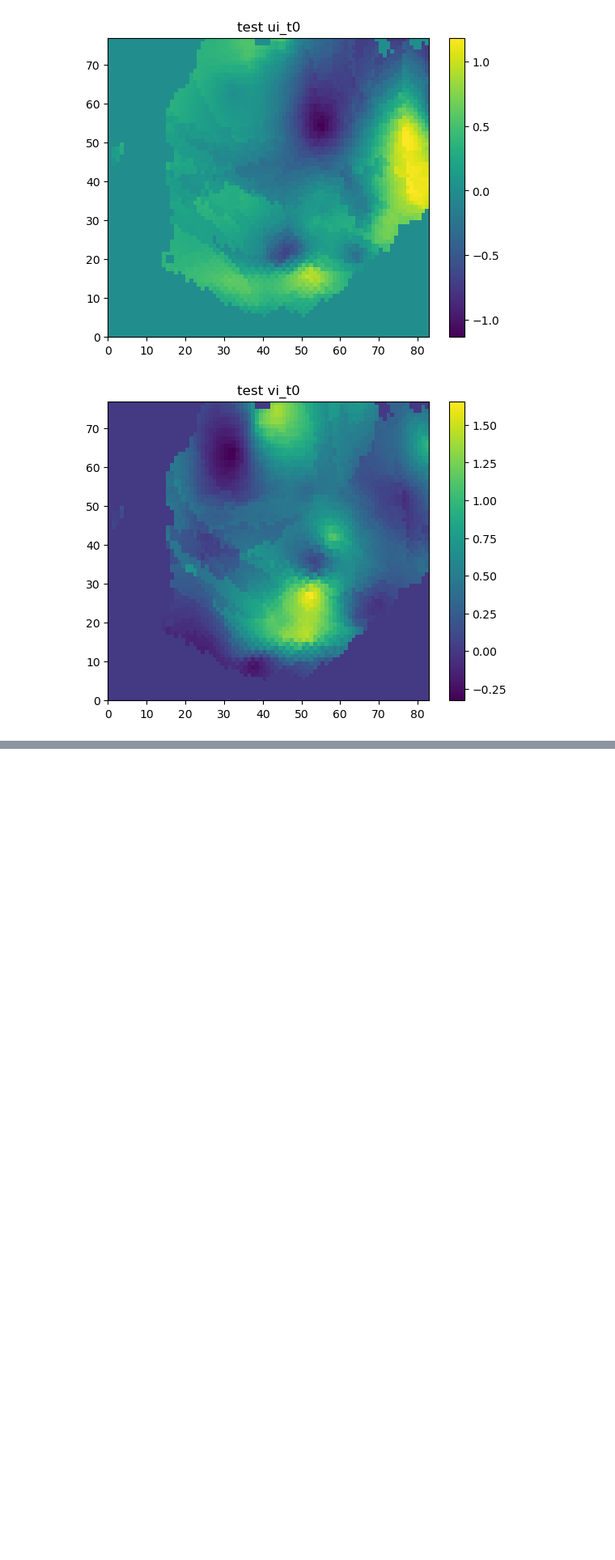
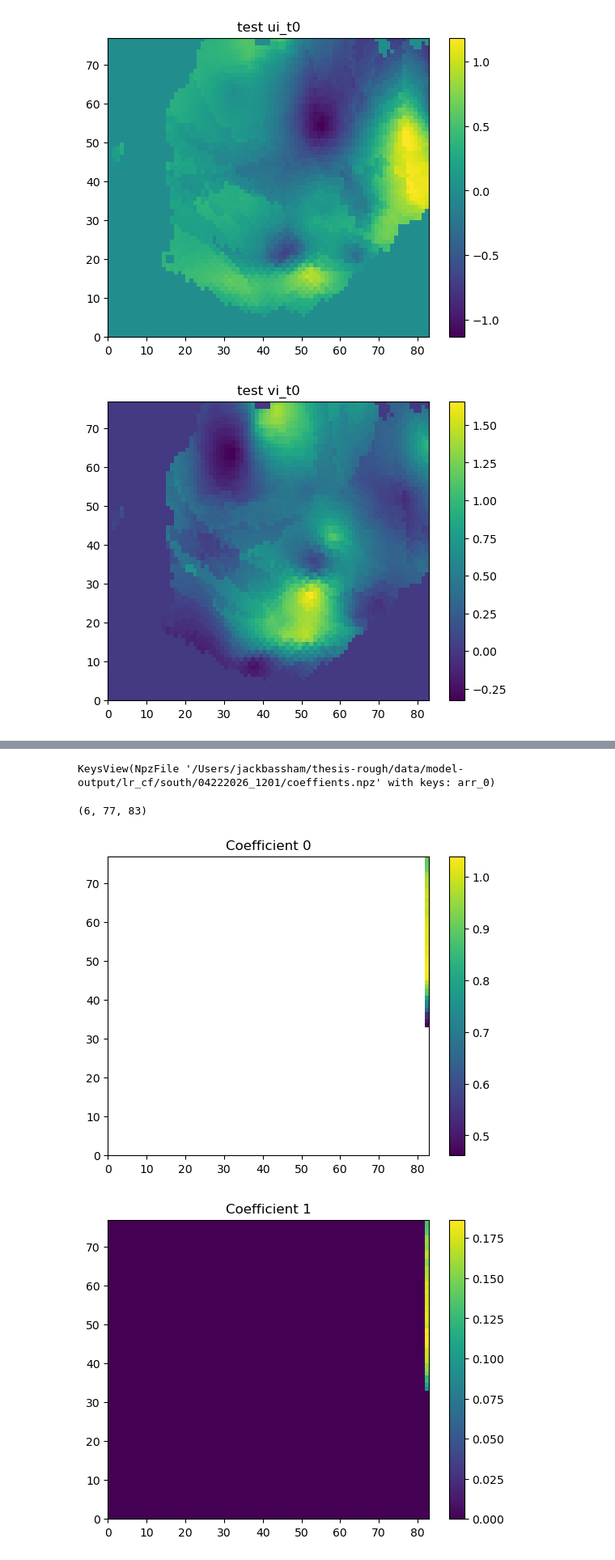
Before and after one commit to jackbassham/thesis-rough, a Jupyter notebook: test_inputs.ipynb, the cells around one changed output, grey strips where cells are left out. Shown at 81% size. Cells and saved outputs as stored; diff of their text form; code cells hidden in the pictures; blank space fills up the shorter version.

```diff
--- a/test_inputs.ipynb
+++ b/test_inputs.ipynb
@@ -98,0 +99,19 @@ plt.show()
+# %%
+coeff = np.load('/Users/jackbassham/thesis-rough/data/model-output/lr_cf/south/04222026_1201/coeffients.npz')
+# %%
+print(coeff.keys())
+# %% [output]
+KeysView(NpzFile '/Users/jackbassham/thesis-rough/data/model-output/lr_cf/south/04222026_1201/coeffients.npz' with keys: arr_0)
+# %%
+coeff['arr_0'].shape
+# %% [output]
+(6, 77, 83)
+# %%
+for i in range(coeff['arr_0'].shape[0]):
+    plt.pcolormesh(coeff['arr_0'][i, :, :])
+    plt.colorbar()
+    plt.title(f'Coefficient {i}')
+    plt.show()
+# %% [output]
+[figure, added]
+[figure, added]
```
Also changed, not shown: parts of 5 cells of this notebook.
